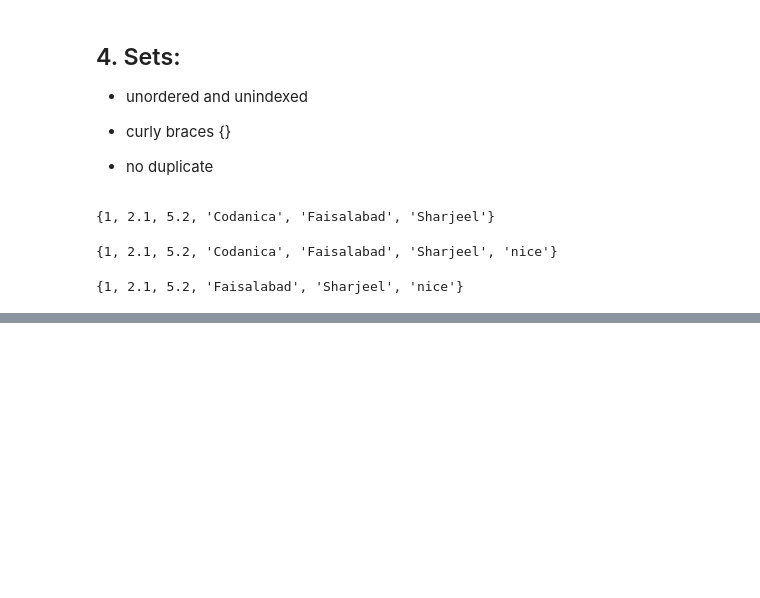
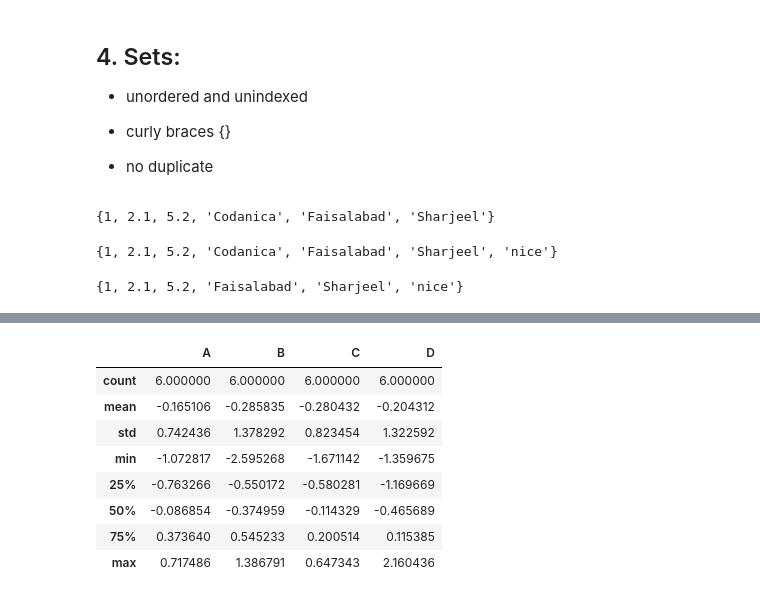
Before and after one commit to sharjeel28/Getting_started_with_python, a Jupyter notebook: Getting_started_with_Python.ipynb, the cells around one changed output, grey strips where cells are left out. Cells and saved outputs as stored; diff of their text form; code cells hidden in the pictures; blank space fills up the shorter version.

```diff
--- a/Getting_started_with_Python.ipynb
+++ b/Getting_started_with_Python.ipynb
@@ -582,0 +838,3 @@ s1
+# %%
+dates = pd.date_range("20220101", periods =6)
+dates
@@ -582,0 +845,3 @@ s1
+# %%
+df = pd.DataFrame(np.random.randn(6,4), index=dates, columns=list("ABCD"))
+df
@@ -582,0 +923,12 @@ s1
+# %%
+df.describe()
+# %% [output]
+|  | A | B | C | D |
+| count | 6.000000 | 6.000000 | 6.000000 | 6.000000 |
+| mean | -0.165106 | -0.285835 | -0.280432 | -0.204312 |
+| std | 0.742436 | 1.378292 | 0.823454 | 1.322592 |
+| min | -1.072817 | -2.595268 | -1.671142 | -1.359675 |
+| 25% | -0.763266 | -0.550172 | -0.580281 | -1.169669 |
+| 50% | -0.086854 | -0.374959 | -0.114329 | -0.465689 |
+| 75% | 0.373640 | 0.545233 | 0.200514 | 0.115385 |
+| max | 0.717486 | 1.386791 | 0.647343 | 2.160436 |
```
Also changed, not shown: parts of 82 cells of this notebook.
